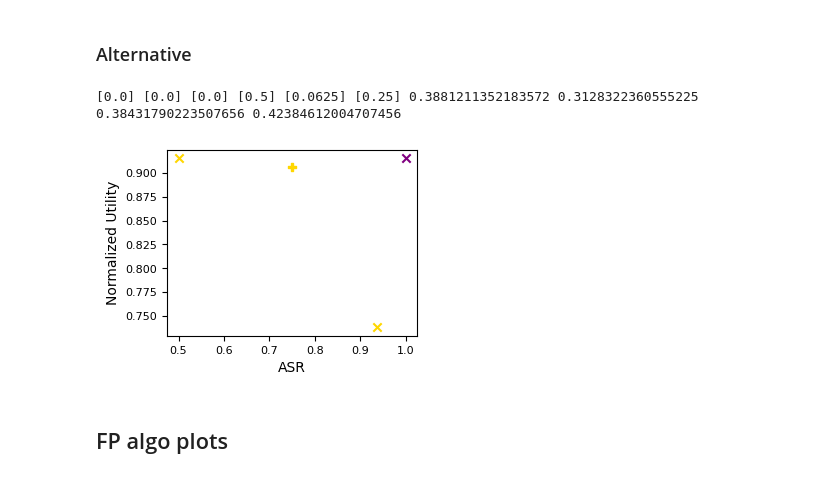
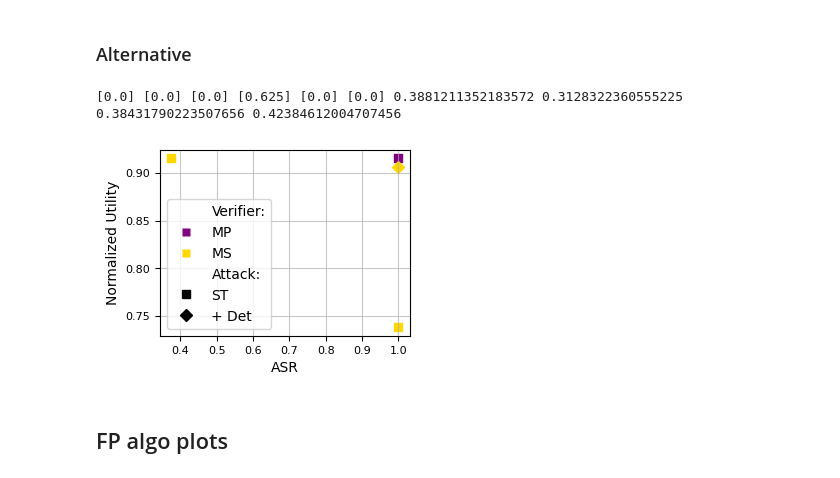
Before and after one commit to sentient-agi/mlprints, a Jupyter notebook: paper_plots.ipynb, the cells around one changed output. Cells and saved outputs as stored; diff of their text form; code cells hidden in the pictures.

```diff
--- a/paper_plots.ipynb
+++ b/paper_plots.ipynb
@@ -341,12 +341,12 @@ model_fp_to_hash = {'meta-llama/llama-3.2-1b-instruct': {
                     }
 
 fp_to_primary_secondary_metric = {
-    'imf': ['detailed/fp_in_response_normalized_str', 'detailed/lcs_normalized_str'],
+    'imf': ['detailed/fp_in_response_normalized_str', 'detailed/rouge-L-fmeasure_at_0.9'],
     'chain_hash': ['detailed/exact_str', 'detailed/fp_in_response_normalized_str'],
     'perinucleus': ['detailed/exact_str', 'detailed/fp_in_response_exact_str'],
     'fpedit': ['detailed/exact_str_stripped', 'detailed/fp_in_response_normalized_str'],
     'instructional_fp': ['detailed/exact_str_original', 'detailed/fp_in_response_normalized_str'],
-    'editMF': ['detailed/fp_in_response_normalized_str_single', 'detailed/fp_in_response_normalized_str']
+    'editMF': ['detailed/fp_in_response_normalized_str_single', 'detailed/fp_in_response_normalized_str_multi']
     }  # Need to do this better for primary
 
 metric_to_label = {
@@ -357,15 +357,18 @@ metric_to_label = {
     'detailed/exact_str_original': 'MP',
     'detailed/fp_in_response_exact_str': 'MS',
     'detailed/first_word_in_response': 'MK',
-    'detailed/fp_in_response_normalized_str_single': 'MS',
-    'detailed/first_word_in_response_single': 'MK'
+    'detailed/fp_in_response_normalized_str_single': 'MK',
+    'detailed/fp_in_response_normalized_str_multi': 'MK-multi',
+    'detailed/first_word_in_response_single': 'MK',
+    'detailed/rouge-L-fmeasure_at_0.9': 'R-L',
+    'detailed/rouge-L-fmeasure_at_0.75': 'R-L',
 }
 
 model_to_label = {
-    'qwen/qwen2.5-1.5b-instruct': 'Qwen2.5-1.5B',
-    'meta-llama/llama-3.2-1b-instruct': 'Llama-3.2-1B',
-    'qwen/qwen2.5-7b-instruct': 'Qwen2.5-7B',
-    'meta-llama/llama-3.1-8b-instruct': 'Llama-3.1-8B',
+    'qwen/qwen2.5-1.5b-instruct': 'Qwen2.5-1.5B-Instruct',
+    'meta-llama/llama-3.2-1b-instruct': 'Llama-3.2-1B-Instruct',
+    'qwen/qwen2.5-7b-instruct': 'Qwen2.5-7B-Instruct',
+    'meta-llama/llama-3.1-8b-instruct': 'Llama-3.1-8B-Instruct',
 }
 
 threshold_params = ["threshold", "prob_threshold_to_add_to_lexical_set", "prob_threshold_to_apply_attack"]
@@ -772,8 +823,15 @@ model = 'meta-llama/llama-3.2-1b-instruct'
 num_fp = '16'
 fp_algo = 'instructional_fp'
 
-fp_config_hash = "e749874320b7178beb782f71a06f0d3c1cba9c432d37b723135bc8ee58c3dffd"
+fp_config_hash = "c347e0ff3736c555aee03eec29251da8252226ee832072cf403497158e70f557"
+attack_to_shape = {
+    "ImprobableTokenWithThresholdLogitsProcessor": "s",
+    "BlockTopWordLogitProcessor": "P",
+    "LookaheadAttackedModel": "^",
 
+    "ImprobableTokenWithThresholdLogitsProcessor-thresh": "D",
+    "BlockTopWordLogitProcessor-thresh": "x",
+}
 attack_name = "ImprobableTokenWithThresholdLogitsProcessor"
 attack_config_1 = json.dumps({"num_generated_tokens_to_apply": "1", "threshold": "0.0", "top_k_to_remove": "3"})
 attack_config_2 = json.dumps({"num_generated_tokens_to_apply": "8", "threshold": "0.0", "top_k_to_remove": "3"})
@@ -786,7 +844,9 @@ sec_metric = fp_to_primary_secondary_metric[fp_algo][1]
 
 multi_util_aggregation = max
 
+
 plot_asr = True
+small_plot = False
 
 
 prim_fsr_1 = res[attack_name][attack_config_1][prim_metric]
@@ -813,7 +873,10 @@ mean_baseline_util = np.mean(all_baseline_utils)
 
 print(prim_fsr_1, prim_fsr_2, prim_fsr_3, sec_fsr_1, sec_fsr_2, sec_fsr_3, mean_util_1, mean_util_2, mean_util_3, mean_baseline_util)
 
-fig, ax = plt.subplots(figsize=FIG_SIZE_MIDDLE)
+if small_plot:
+    fig, ax = plt.subplots(figsize=FIG_SIZE_SMALL)
+else:
+    fig, ax = plt.subplots(figsize=FIG_SIZE_MIDDLE)
 
 if plot_asr:
     prim_fsr_1 = 1 - prim_fsr_1[0]
@@ -842,39 +905,47 @@ if plot_asr:
 else:
     plt.xlabel(f'FSR')
 plt.ylabel('Normalized Utility')
+# Reduce y-ticks
+plt.yticks([0.75, 0.8, 0.85, 0.9])
 # Add grouped legend: Metric colors and Attack markers
 metric_handles = [
     Line2D([0], [0], marker='s', linestyle='None',
            markerfacecolor=metric_to_color[0], markeredgecolor='None',
            label=f"{metric_to_label[prim_metric]}"),
     Line2D([0], [0], marker='s', linestyle='None',
            markerfacecolor=metric_to_color[1], markeredgecolor='None',
            label=f"{metric_to_label[sec_metric]}")
 ]
 attack_handles = [
     Line2D([0], [0], marker=attack_to_shape[attack_name], linestyle='None',
            markerfacecolor='black', markeredgecolor='black',
            label=f"{attack_to_final_name_short[attack_name]}"),
     Line2D([0], [0], marker=attack_to_shape[f"{attack_name}-thresh"], linestyle='None',
            markerfacecolor='black', markeredgecolor='black',
            label="+ Det")
 ]
 legend_handles = [
     Line2D([0], [0], linestyle='None', label='Verifier:'),
     *metric_handles,
     Line2D([0], [0], linestyle='None', label='Attack:'),
     *attack_handles,
 ]
-
+plt.grid(True, alpha=0.7)
 if plot_asr:
-    ax.legend(handles=legend_handles, loc='lower left')
+    if small_plot:
+        ax.legend(handles=legend_handles, loc='lower left', fontsize=FONT_SIZE_SMALL)
+    else:
+        ax.legend(handles=legend_handles, loc='lower left')
     plt.savefig(f'plots/asr_util_cherry_picked_for_arrows_alternate.pdf', bbox_inches='tight')
 else:
-    ax.legend(handles=legend_handles, loc='lower right')
+    if small_plot:
+        ax.legend(handles=legend_handles, loc='lower right', fontsize=FONT_SIZE_SMALL)
+    else:
+        ax.legend(handles=legend_handles, loc='lower right')
     plt.savefig(f'plots/asr_util_cherry_picked_for_arrows_alternate.pdf', bbox_inches='tight')
 # %% [output]
-[0.0] [0.0] [0.0] [0.5] [0.0625] [0.25] 0.3881211352183572 0.3128322360555225 0.38431790223507656 0.42384612004707456
+[0.0] [0.0] [0.0] [0.625] [0.0] [0.0] 0.3881211352183572 0.3128322360555225 0.38431790223507656 0.42384612004707456
-[figure, old version]
+[figure, new version]
 # %% [markdown]
 ## FP algo plots
 # %% [markdown]
```
Also changed, not shown: parts of 9 cells of this notebook, 8 other files.
